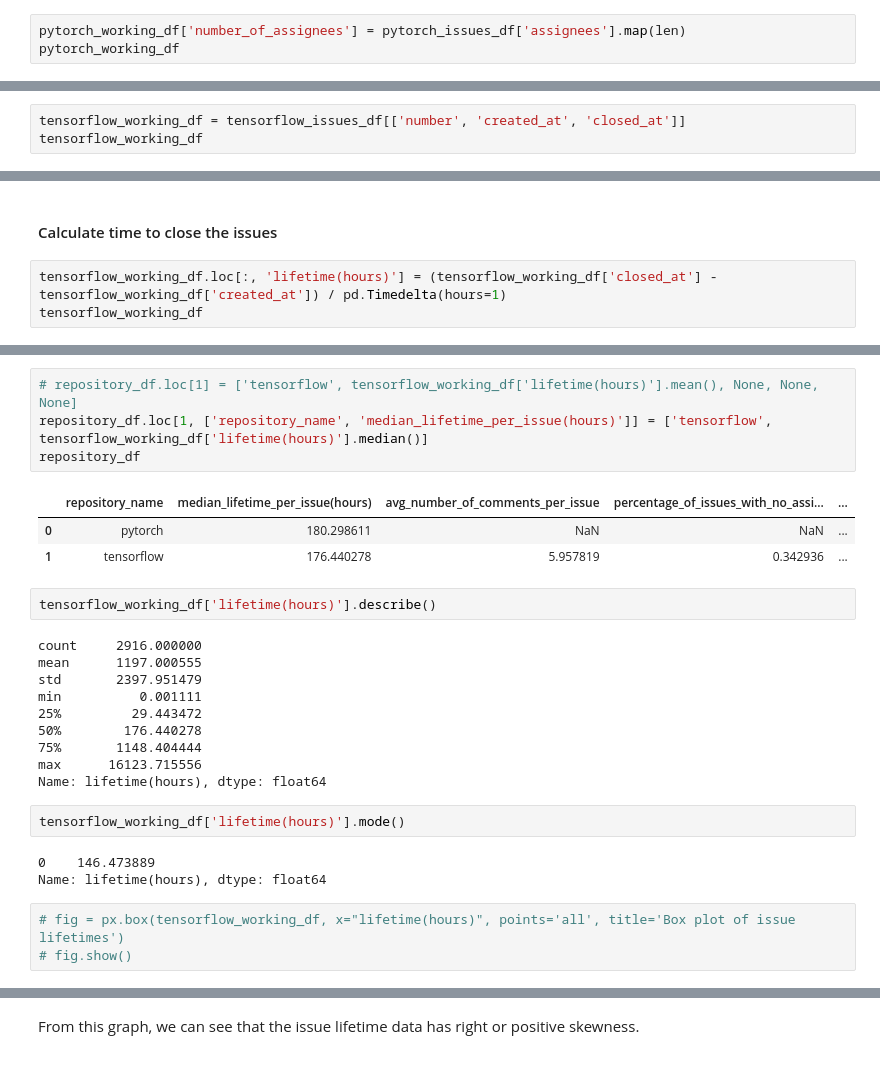
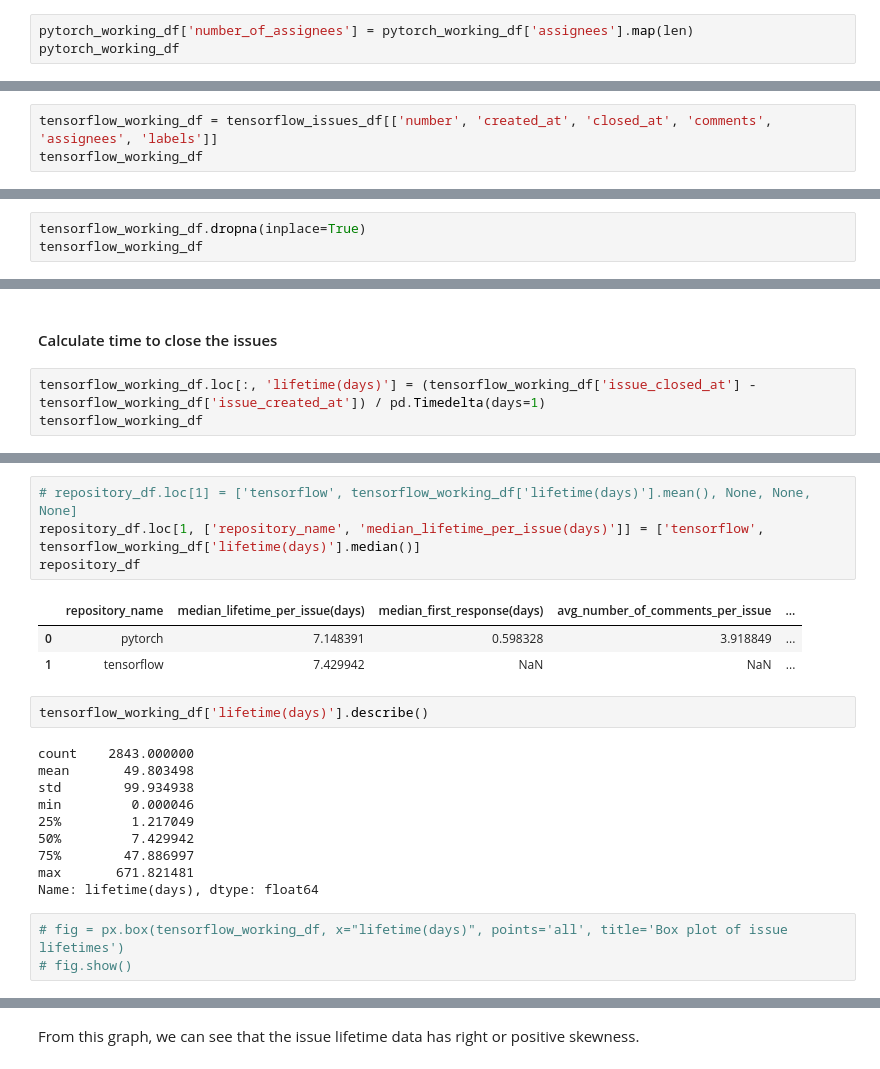
Before and after one commit to samiul123/bug-fixing-analysis, a Jupyter notebook: bug-fixxing-analysis.ipynb, the cells around one changed output, grey strips where cells are left out. Drawn from its saved outputs; the diff is of its cells as text.

```diff
--- a/bug-fixxing-analysis.ipynb
+++ b/bug-fixxing-analysis.ipynb
@@ -1007,6 +1216,6 @@ pytorch_issues_df['assignee']
 6414                                                 None
 Name: assignee, Length: 6415, dtype: object
 # %%
-pytorch_working_df['number_of_assignees'] = pytorch_issues_df['assignees'].map(len)
+pytorch_working_df['number_of_assignees'] = pytorch_working_df['assignees'].map(len)
 pytorch_working_df
 # %% [output]
@@ -1151,4 +1549,4 @@ memory usage: 663.6+ KB
 # %%
-tensorflow_working_df = tensorflow_issues_df[['number', 'created_at', 'closed_at']]
+tensorflow_working_df = tensorflow_issues_df[['number', 'created_at', 'closed_at', 'comments', 'assignees', 'labels']]
 tensorflow_working_df
 # %% [output]
@@ -1179,0 +1665,3 @@ Name: number, dtype: int64
+# %%
+tensorflow_working_df.dropna(inplace=True)
+tensorflow_working_df
@@ -1180,6 +1682,6 @@ Name: number, dtype: int64
 # %% [markdown]
 #### Calculate time to close the issues
 # %%
-tensorflow_working_df.loc[:, 'lifetime(hours)'] = (tensorflow_working_df['closed_at'] - tensorflow_working_df['created_at']) / pd.Timedelta(hours=1)
+tensorflow_working_df.loc[:, 'lifetime(days)'] = (tensorflow_working_df['issue_closed_at'] - tensorflow_working_df['issue_created_at']) / pd.Timedelta(days=1)
 tensorflow_working_df
 # %% [output]
@@ -1209,29 +1706,24 @@ repository_df
 # %%
-# repository_df.loc[1] = ['tensorflow', tensorflow_working_df['lifetime(hours)'].mean(), None, None, None]
-repository_df.loc[1, ['repository_name', 'median_lifetime_per_issue(hours)']] = ['tensorflow', tensorflow_working_df['lifetime(hours)'].median()]
+# repository_df.loc[1] = ['tensorflow', tensorflow_working_df['lifetime(days)'].mean(), None, None, None]
+repository_df.loc[1, ['repository_name', 'median_lifetime_per_issue(days)']] = ['tensorflow', tensorflow_working_df['lifetime(days)'].median()]
 repository_df
 # %% [output]
-|  | repository_name | median_lifetime_per_issue(hours) | avg_number_of_comments_per_issue | percentage_of_issues_with_no_assi... | ... |
-| 0 | pytorch | 180.298611 | NaN | NaN | ... |
-| 1 | tensorflow | 176.440278 | 5.957819 | 0.342936 | ... |
+|  | repository_name | median_lifetime_per_issue(days) | median_first_response(days) | avg_number_of_comments_per_issue | ... |
+| 0 | pytorch | 7.148391 | 0.598328 | 3.918849 | ... |
+| 1 | tensorflow | 7.429942 | NaN | NaN | ... |
 # %%
-tensorflow_working_df['lifetime(hours)'].describe()
+tensorflow_working_df['lifetime(days)'].describe()
 # %% [output]
-count     2916.000000
-mean      1197.000555
-std       2397.951479
-min          0.001111
-25%         29.443472
-50%        176.440278
-75%       1148.404444
-max      16123.715556
-Name: lifetime(hours), dtype: float64
+count    2843.000000
+mean       49.803498
+std        99.934938
+min         0.000046
+25%         1.217049
+50%         7.429942
+75%        47.886997
+max       671.821481
+Name: lifetime(days), dtype: float64
-# %%
-tensorflow_working_df['lifetime(hours)'].mode()
-# %% [output]
-0    146.473889
-Name: lifetime(hours), dtype: float64
 # %%
-# fig = px.box(tensorflow_working_df, x="lifetime(hours)", points='all', title='Box plot of issue lifetimes')
+# fig = px.box(tensorflow_working_df, x="lifetime(days)", points='all', title='Box plot of issue lifetimes')
 # fig.show()
 # %%
```
Also changed, not shown: parts of 140 cells of this notebook.
